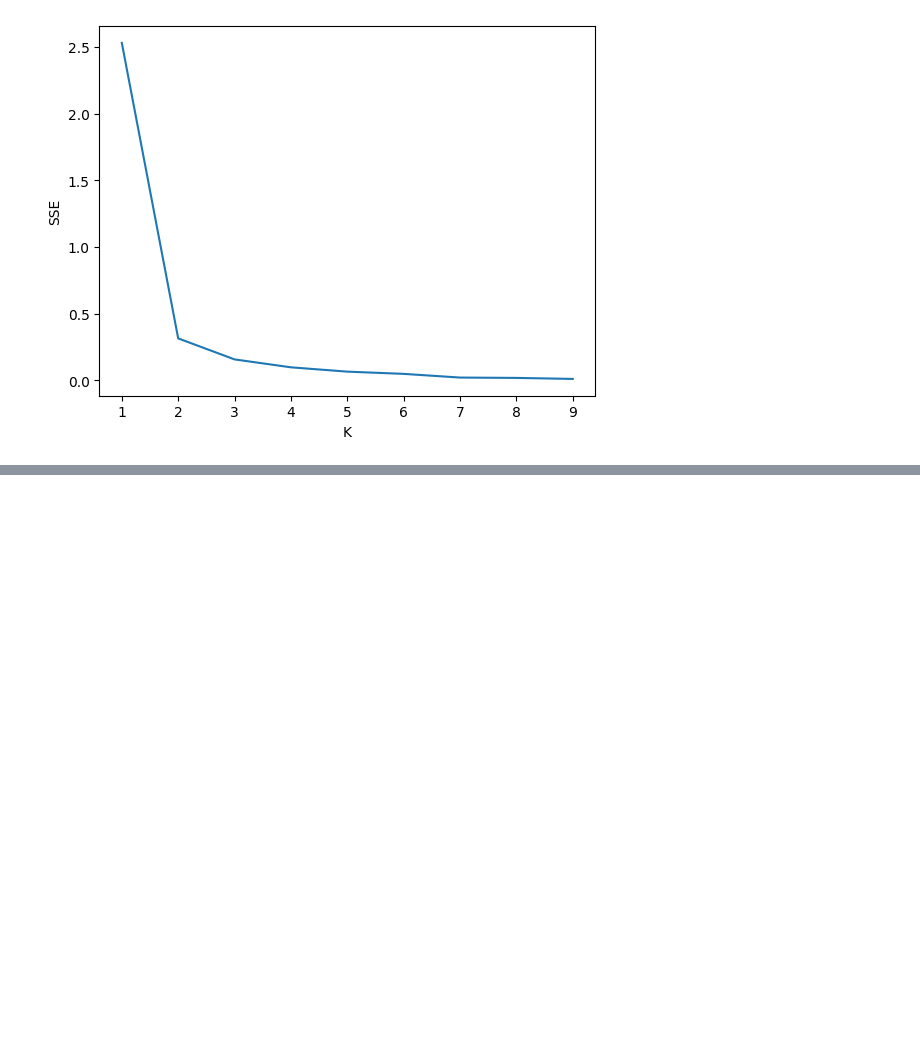
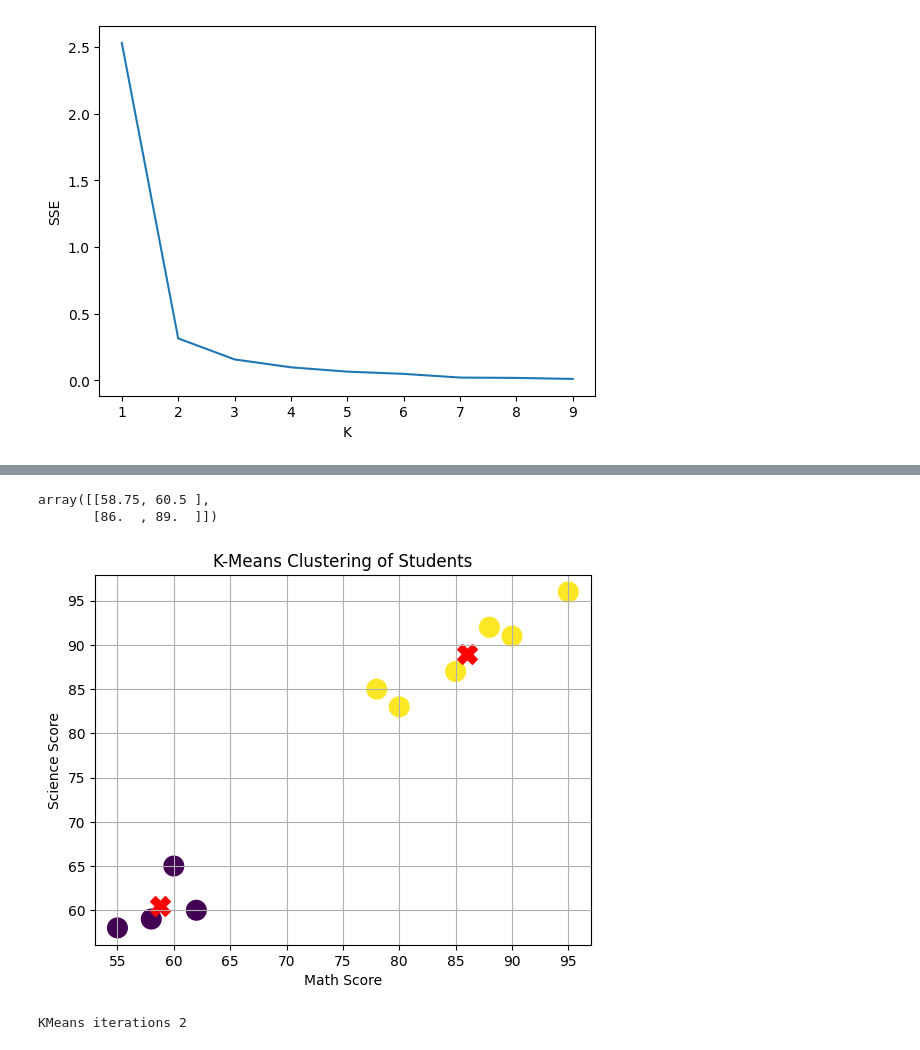
Before and after one commit to richa-agarwal-de/python-machine-learning, a Jupyter notebook: ML_KMeansClustering.ipynb, the cells around one changed output, grey strips where cells are left out. Cells and saved outputs as stored; diff of their text form; code cells hidden in the pictures; blank space fills up the shorter version.

```diff
--- a/ML_KMeansClustering.ipynb
+++ b/ML_KMeansClustering.ipynb
@@ -196,0 +275,7 @@ plt.plot(k_rng,sse)
+# %%
+## Apply KMeans clustering Algorithm for comparison
+
+model1 = KMeans(n_clusters=2,random_state = 42)
+
+df['Cluster1'] = model1.fit_predict(X)
+print(df)
@@ -196,0 +294,19 @@ plt.plot(k_rng,sse)
+# %%
+model1.cluster_centers_
+# %% [output]
+array([[58.75, 60.5 ],
+       [86.  , 89.  ]])
+# %%
+plt.scatter(df['Math'],df['Science'],c=df['Cluster1'],cmap='viridis',s=200)
+plt.scatter(model1.cluster_centers_[:,0],model1.cluster_centers_[:,1],c='red',marker='X',s=200)
+plt.xlabel('Math Score')
+plt.ylabel('Science Score')
+plt.title('K-Means Clustering of Students')
+plt.grid(True)
+plt.show()
+# %% [output]
+[figure, added]
+# %%
+print('KMeans iterations',model1.n_iter_)
+# %% [output]
+KMeans iterations 2
```
Also changed, not shown: parts of 12 cells of this notebook.
